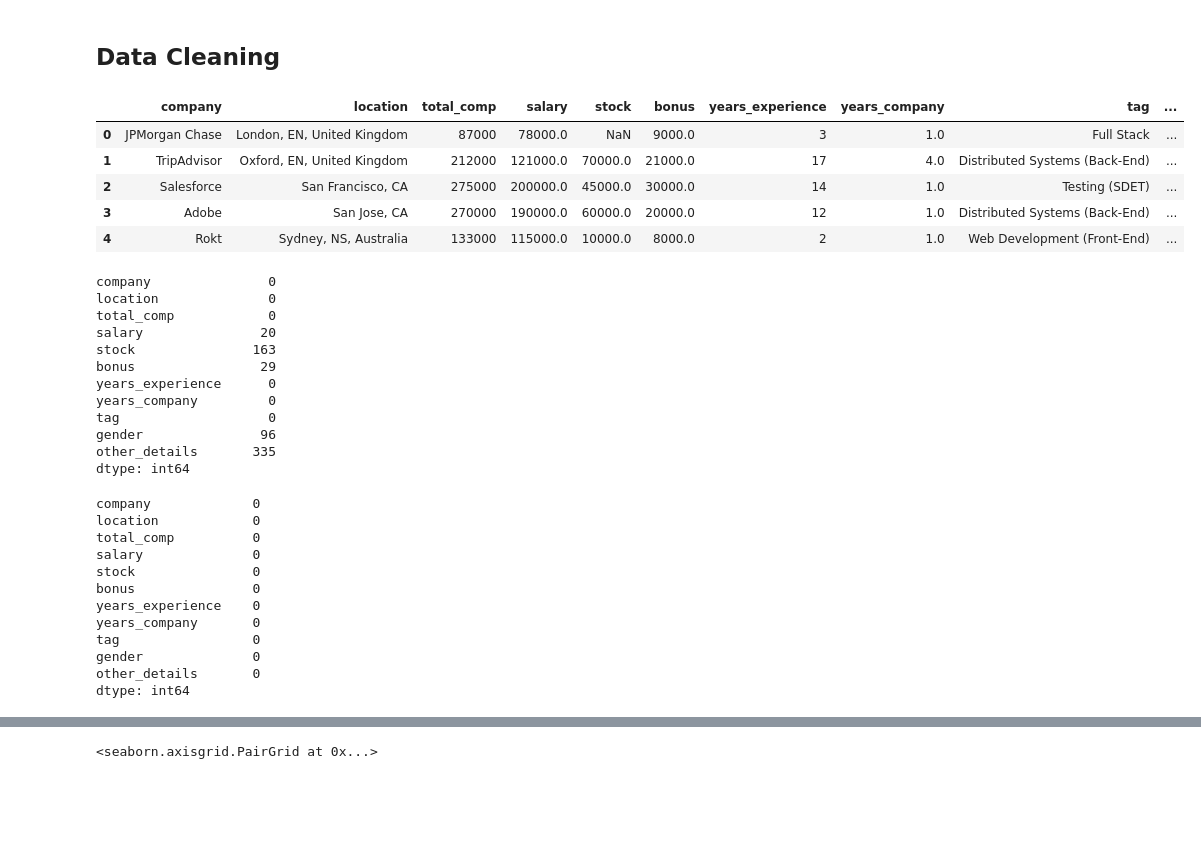
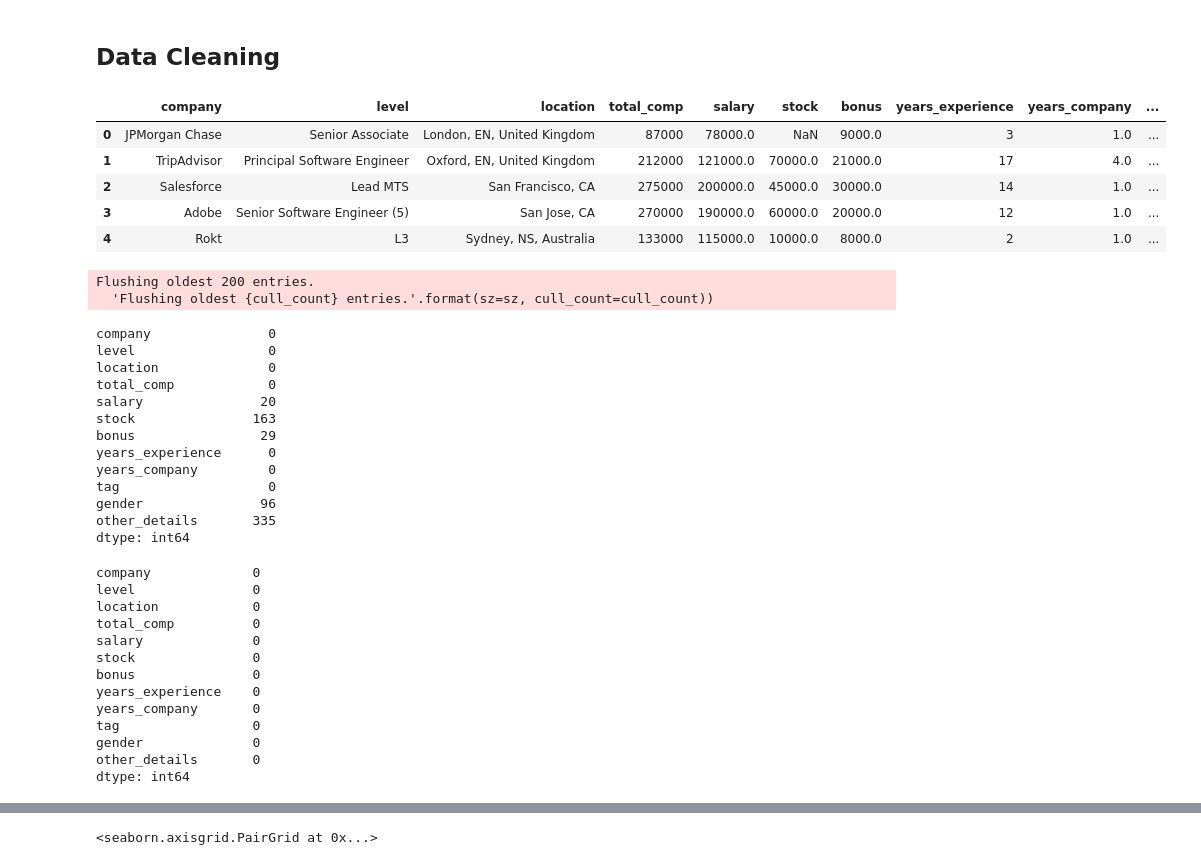
Before and after one commit to simonayzman/CompensationNegotiation, a Jupyter notebook: Data Exploration.ipynb, the cells around one changed output, grey strips where cells are left out. Saved outputs shown, nothing was run; the diff lists cells and outputs as text; code cells hidden in the pictures; blank space fills up the shorter version.

```diff
--- a/Data Exploration.ipynb
+++ b/Data Exploration.ipynb
@@ -65,48 +68,50 @@ dtype: object
 # %%
 def comp_tidy_cols(comp):
     # Make column names nicer
     comp.columns = map(str.lower, comp.columns.str.replace(' ', '_'))
     comp.rename(columns={
         'total_yearly_compensation': 'total_comp',
         'base_salary_(/year)': 'salary',
         'stock_grant_(/year)': 'stock',
         'bonus_(/year)': 'bonus',
         'years_of_experience': 'years_experience',
         'years_at_company': 'years_company',
     }, inplace=True)
 
     # Title: All entries is "Software Engineer" so this isn't particularly useful info
     # Standard Level & Skill Index: Columns are determined by Levels.fyi; preferable not to confound results based on blackbox algorithm
     # Date: Unlikely to do time-series analysis, so will simply drop date at this stage
-    # Level: Unstructured/inconsistent values between companies; organizing/cleaning this will be too difficult and out-of-scope
-    comp.drop(columns=['standard_level', 'skill_index', 'date', 'title', 'level'], inplace=True, errors='ignore')
+    comp.drop(columns=['standard_level', 'skill_index', 'date', 'title'], inplace=True, errors='ignore')
 
     return comp
 
 comp = comp_tidy_cols(comp)
 comp.head()
 # %% [output]
-|  | company | location | total_comp | salary | stock | bonus | years_experience | years_company | tag | ... |
-| 0 | JPMorgan Chase | London, EN, United Kingdom | 87000 | 78000.0 | NaN | 9000.0 | 3 | 1.0 | Full Stack | ... |
-| 1 | TripAdvisor | Oxford, EN, United Kingdom | 212000 | 121000.0 | 70000.0 | 21000.0 | 17 | 4.0 | Distributed Systems (Back-End) | ... |
-| 2 | Salesforce | San Francisco, CA | 275000 | 200000.0 | 45000.0 | 30000.0 | 14 | 1.0 | Testing (SDET) | ... |
-| 3 | Adobe | San Jose, CA | 270000 | 190000.0 | 60000.0 | 20000.0 | 12 | 1.0 | Distributed Systems (Back-End) | ... |
-| 4 | Rokt | Sydney, NS, Australia | 133000 | 115000.0 | 10000.0 | 8000.0 | 2 | 1.0 | Web Development (Front-End) | ... |
+|  | company | level | location | total_comp | salary | stock | bonus | years_experience | years_company | ... |
+| 0 | JPMorgan Chase | Senior Associate | London, EN, United Kingdom | 87000 | 78000.0 | NaN | 9000.0 | 3 | 1.0 | ... |
+| 1 | TripAdvisor | Principal Software Engineer | Oxford, EN, United Kingdom | 212000 | 121000.0 | 70000.0 | 21000.0 | 17 | 4.0 | ... |
+| 2 | Salesforce | Lead MTS | San Francisco, CA | 275000 | 200000.0 | 45000.0 | 30000.0 | 14 | 1.0 | ... |
+| 3 | Adobe | Senior Software Engineer (5) | San Jose, CA | 270000 | 190000.0 | 60000.0 | 20000.0 | 12 | 1.0 | ... |
+| 4 | Rokt | L3 | Sydney, NS, Australia | 133000 | 115000.0 | 10000.0 | 8000.0 | 2 | 1.0 | ... |
 # %%
 comp.isna().sum(axis=0)
 # %% [output]
-company               0
-location              0
-total_comp            0
-salary               20
-stock               163
-bonus                29
-years_experience      0
-years_company         0
-tag                   0
-gender               96
-other_details       335
-dtype: int64
+Flushing oldest 200 entries.
+  'Flushing oldest {cull_count} entries.'.format(sz=sz, cull_count=cull_count))
+company               0
+level                 0
+location              0
+total_comp            0
+salary               20
+stock               163
+bonus                29
+years_experience      0
+years_company         0
+tag                   0
+gender               96
+other_details       335
+dtype: int64
 # %%
 def comp_fill_vals(comp):
     if 'salary' in comp:
@@ -140,6 +145,7 @@ comp = comp_fill_vals(comp)
 comp.isna().sum(axis=0)
 # %% [output]
 company             0
+level               0
 location            0
 total_comp          0
 salary              0
```
Also changed, not shown: parts of 26 cells of this notebook.
